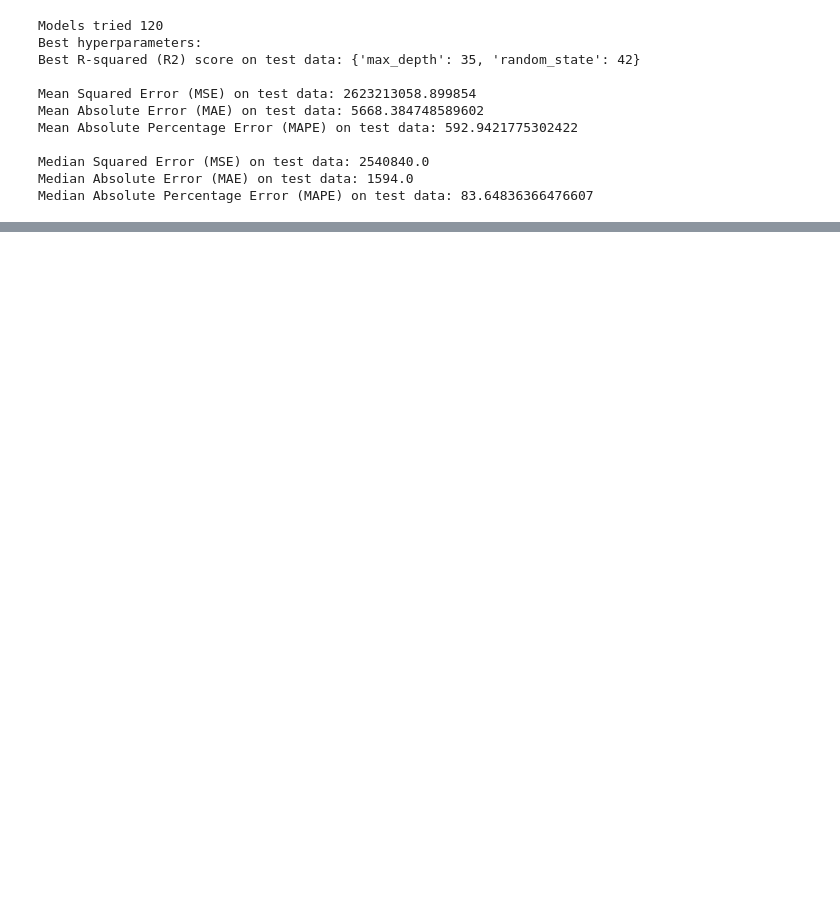
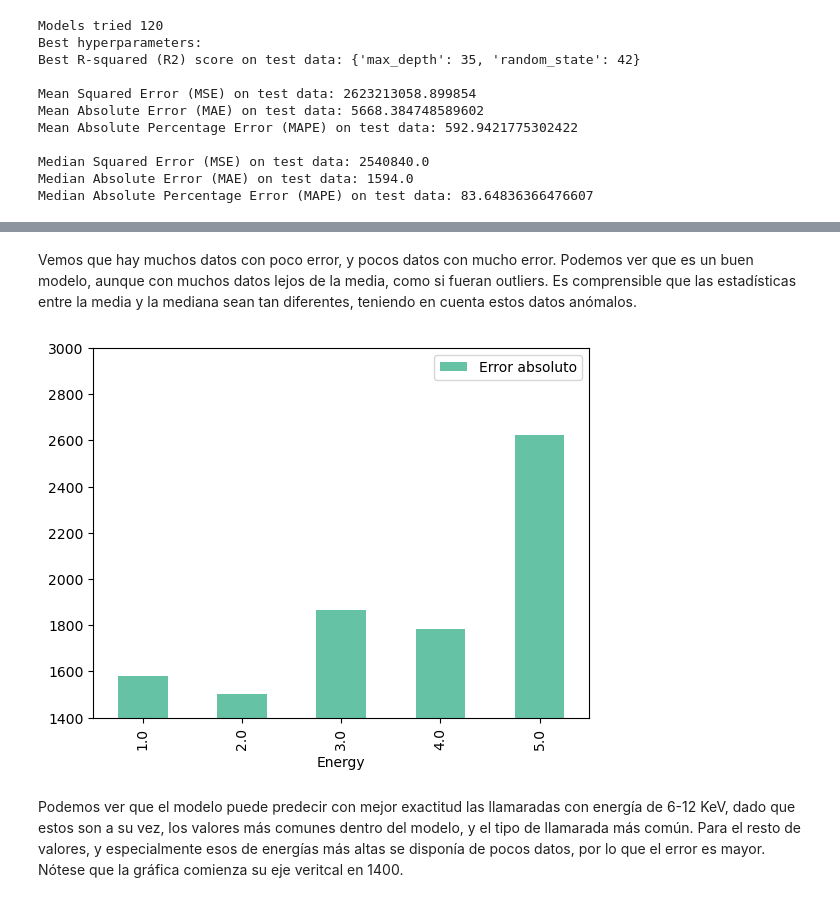
Before and after one commit to WonderfulAme/solar-flares, a Jupyter notebook: Notebook.ipynb, the cells around one changed output, grey strips where cells are left out. Drawn from its saved outputs; the diff is of its cells as text; code cells hidden in the pictures; blank space fills up the shorter version.

Commit message:
Final model, too many outliers

```diff
--- a/Notebook.ipynb
+++ b/Notebook.ipynb
@@ -1471,0 +1212,2 @@ joblib.dump(scaler_target, 'scaler_features.gz')
+# %% [markdown]
+Vemos que hay muchos datos con poco error, y pocos datos con mucho error. Podemos ver que es un buen modelo, aunque con muchos datos lejos de la media, como si fueran outliers. Es comprensible que las estadísticas entre la media y la mediana sean tan diferentes, teniendo en cuenta estos datos anómalos.
@@ -1471,0 +1219,11 @@ joblib.dump(scaler_target, 'scaler_features.gz')
+# %%
+var_considerada = "Energy"
+data_val_energy = data_val.groupby(var_considerada, as_index=False)['Error absoluto'].median()
+data_val_energy_sort = data_val_energy.sort_values(by=var_considerada)
+data_val_energy_sort.plot.bar(x = var_considerada)
+plt.ylim(1400, 3000)
+plt.show()
+# %% [output]
+[figure, added]
+# %% [markdown]
+Podemos ver que el modelo puede predecir con mejor exactitud las llamaradas con energía de 6-12 KeV, dado que estos son a su vez, los valores más comunes dentro del modelo, y el tipo de llamarada más común. Para el resto de valores, y especialmente esos de energías más altas se disponía de pocos datos, por lo que el error es mayor. Nótese que la gráfica comienza su eje veritcal en 1400.
```
Also changed, not shown: parts of 118 cells of this notebook, 4 other files.
